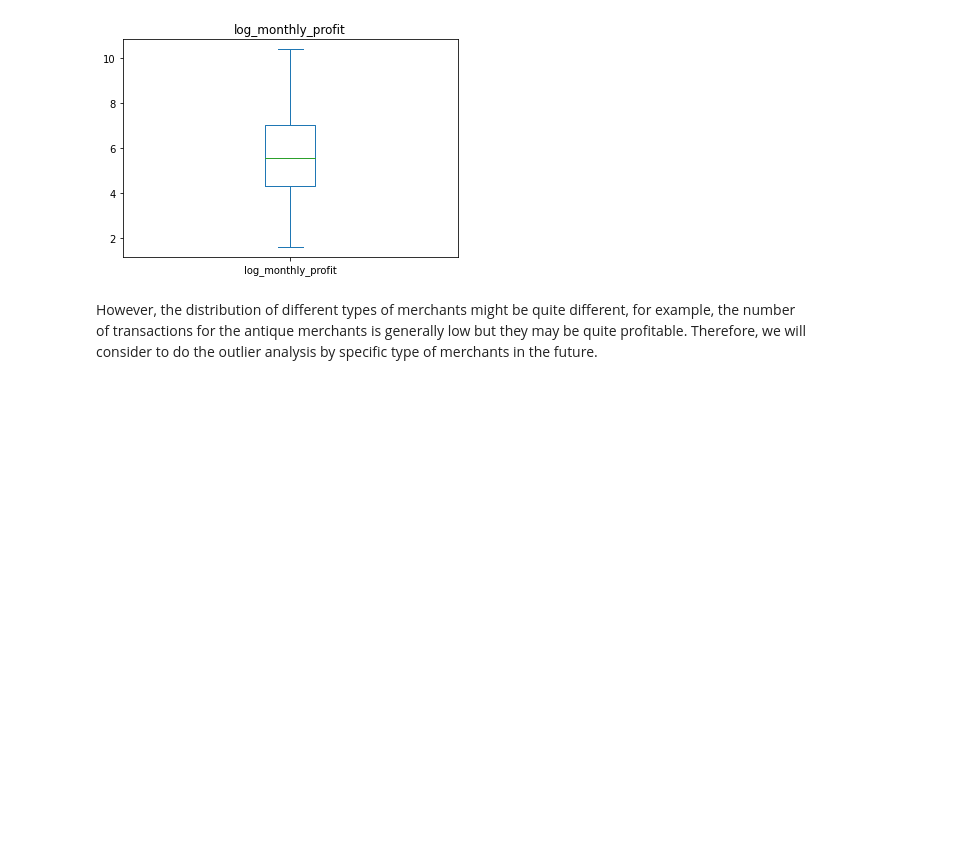
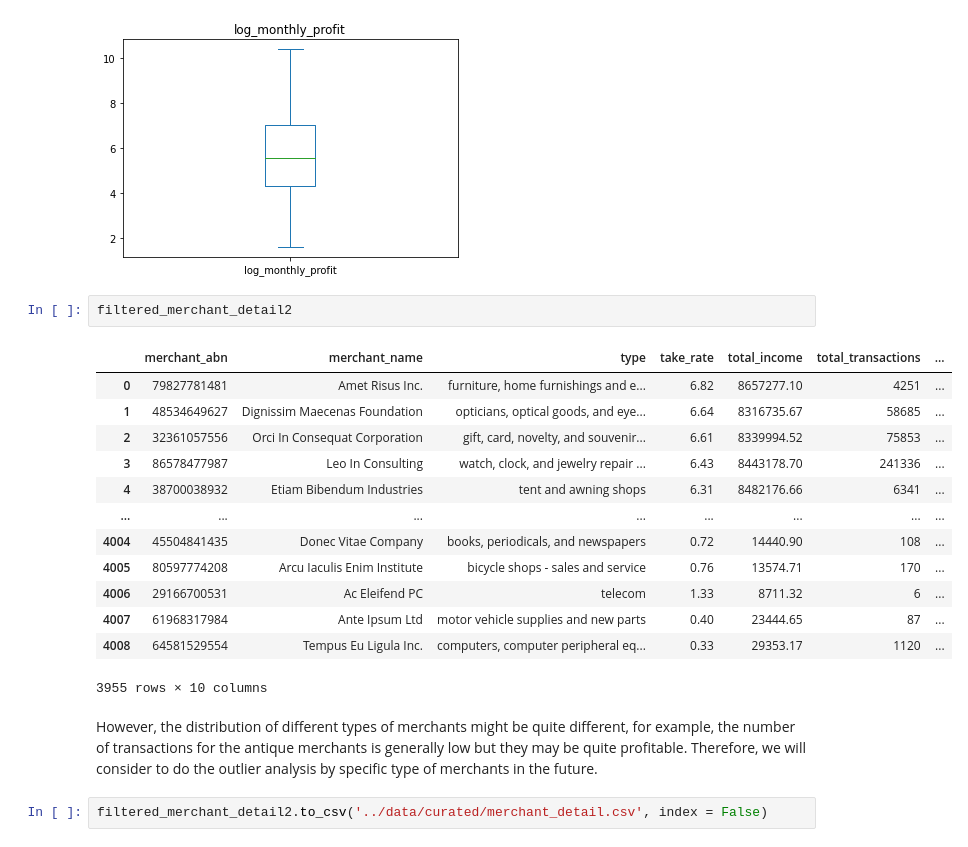
Before and after one commit to MAST30034-Applied-Data-Science/generic-buy-now-pay-later-project-group-33, a Jupyter notebook: notebooks/4.Missing value and outliers.ipynb, the cells around one changed output. Saved outputs shown, nothing was run; the diff lists cells and outputs as text; blank space fills up the shorter version.

```diff
--- a/notebooks/Missing value and outliers.ipynb
+++ b/notebooks/4.Missing value and outliers.ipynb
@@ -174,5 +174,23 @@ filtered_merchant_detail2['log_monthly_profit'].plot(kind='box', title='log_mont
 plt.show()
 # %% [output]
 [figure]
+# %%
+filtered_merchant_detail2
+# %% [output]
+|  | merchant_abn | merchant_name | type | take_rate | total_income | total_transactions | ... |
+| 0 | 79827781481 | Amet Risus Inc. | furniture, home furnishings and e... | 6.82 | 8657277.10 | 4251 | ... |
+| 1 | 48534649627 | Dignissim Maecenas Foundation | opticians, optical goods, and eye... | 6.64 | 8316735.67 | 58685 | ... |
+| 2 | 32361057556 | Orci In Consequat Corporation | gift, card, novelty, and souvenir... | 6.61 | 8339994.52 | 75853 | ... |
+| 3 | 86578477987 | Leo In Consulting | watch, clock, and jewelry repair ... | 6.43 | 8443178.70 | 241336 | ... |
+| 4 | 38700038932 | Etiam Bibendum Industries | tent and awning shops | 6.31 | 8482176.66 | 6341 | ... |
+| ... | ... | ... | ... | ... | ... | ... | ... |
+| 4004 | 45504841435 | Donec Vitae Company | books, periodicals, and newspapers | 0.72 | 14440.90 | 108 | ... |
+| 4005 | 80597774208 | Arcu Iaculis Enim Institute | bicycle shops - sales and service | 0.76 | 13574.71 | 170 | ... |
+| 4006 | 29166700531 | Ac Eleifend PC | telecom | 1.33 | 8711.32 | 6 | ... |
+| 4007 | 61968317984 | Ante Ipsum Ltd | motor vehicle supplies and new parts | 0.40 | 23444.65 | 87 | ... |
+| 4008 | 64581529554 | Tempus Eu Ligula Inc. | computers, computer peripheral eq... | 0.33 | 29353.17 | 1120 | ... |
+3955 rows × 10 columns
 # %% [markdown]
 However, the distribution of different types of merchants might be quite different, for example, the number of transactions for the antique merchants is generally low but they may be quite profitable. Therefore, we will consider to do the outlier analysis by specific type of merchants in the future.
+# %%
+filtered_merchant_detail2.to_csv('../data/curated/merchant_detail.csv', index = False)
```
Also changed, not shown: parts of 1 cell of this notebook, 12 other files.
